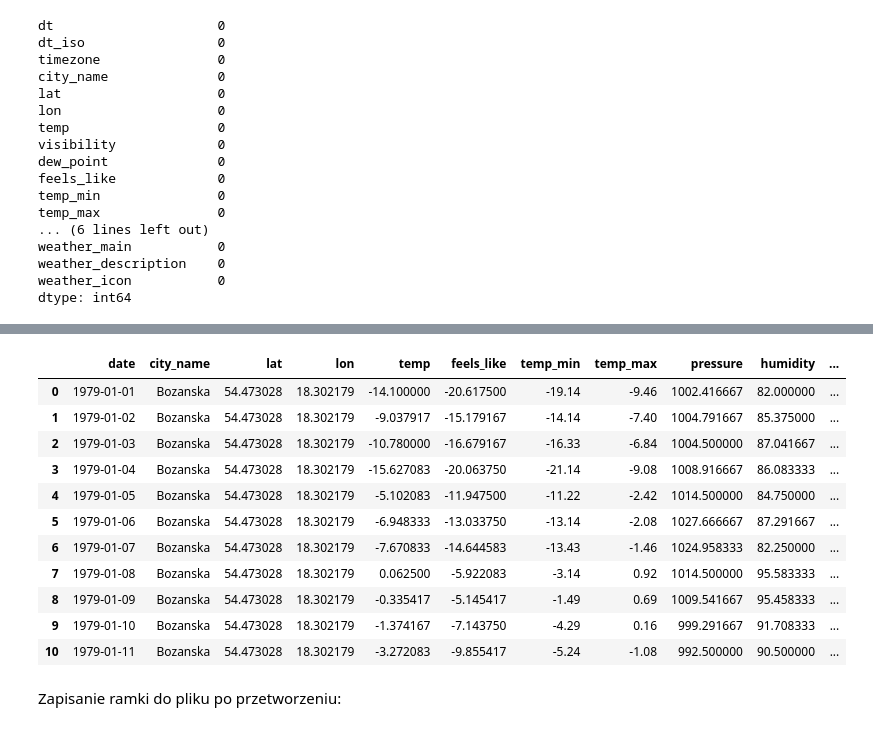
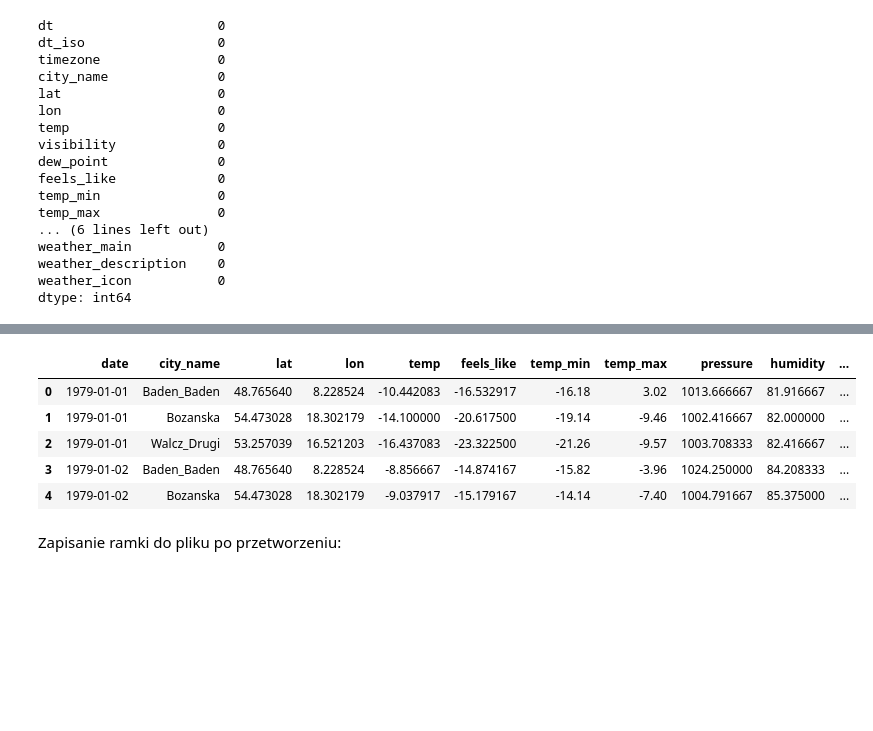
Before and after one commit to BartoszRP/MERITO_ML_Projekt_Fotowoltaika_2024, a Jupyter notebook: 1. Notebooks/01_pobieranie_i_przetwarzanie_danych.ipynb, the cells around one changed output, grey strips where cells are left out. Drawn from its saved outputs; the diff is of its cells as text; code cells hidden in the pictures; blank space fills up the shorter version.

```diff
--- a/1. Notebooks/01_pobieranie_i_przetwarzanie_danych.ipynb
+++ b/1. Notebooks/01_pobieranie_i_przetwarzanie_danych.ipynb
@@ -303,18 +276,32 @@ df_weather.head(10)
 # %%
-daily_weather.head(11)
+#daily_weather.head(11)
-# %% [output]
-|  | date | city_name | lat | lon | temp | feels_like | temp_min | temp_max | pressure | humidity | ... |
-| 0 | 1979-01-01 | Bozanska | 54.473028 | 18.302179 | -14.100000 | -20.617500 | -19.14 | -9.46 | 1002.416667 | 82.000000 | ... |
-| 1 | 1979-01-02 | Bozanska | 54.473028 | 18.302179 | -9.037917 | -15.179167 | -14.14 | -7.40 | 1004.791667 | 85.375000 | ... |
-| 2 | 1979-01-03 | Bozanska | 54.473028 | 18.302179 | -10.780000 | -16.679167 | -16.33 | -6.84 | 1004.500000 | 87.041667 | ... |
-| 3 | 1979-01-04 | Bozanska | 54.473028 | 18.302179 | -15.627083 | -20.063750 | -21.14 | -9.08 | 1008.916667 | 86.083333 | ... |
-| 4 | 1979-01-05 | Bozanska | 54.473028 | 18.302179 | -5.102083 | -11.947500 | -11.22 | -2.42 | 1014.500000 | 84.750000 | ... |
-| 5 | 1979-01-06 | Bozanska | 54.473028 | 18.302179 | -6.948333 | -13.033750 | -13.14 | -2.08 | 1027.666667 | 87.291667 | ... |
-| 6 | 1979-01-07 | Bozanska | 54.473028 | 18.302179 | -7.670833 | -14.644583 | -13.43 | -1.46 | 1024.958333 | 82.250000 | ... |
-| 7 | 1979-01-08 | Bozanska | 54.473028 | 18.302179 | 0.062500 | -5.922083 | -3.14 | 0.92 | 1014.500000 | 95.583333 | ... |
-| 8 | 1979-01-09 | Bozanska | 54.473028 | 18.302179 | -0.335417 | -5.145417 | -1.49 | 0.69 | 1009.541667 | 95.458333 | ... |
-| 9 | 1979-01-10 | Bozanska | 54.473028 | 18.302179 | -1.374167 | -7.143750 | -4.29 | 0.16 | 999.291667 | 91.708333 | ... |
-| 10 | 1979-01-11 | Bozanska | 54.473028 | 18.302179 | -3.272083 | -9.855417 | -5.24 | -1.08 | 992.500000 | 90.500000 | ... |
+# %%
+# Przekształcenie kolumny 'dt_iso' na typ daty, zignorowanie czasu
+df_weather['date'] = pd.to_datetime(df_weather['dt_iso']).dt.date
+
+# Grupowanie danych po mieście i dacie
+daily_weather = df_weather.groupby(['date','city_name']).agg({
+    'lat': 'first',
+    'lon': 'first',
+    'temp': 'mean',
+    'feels_like': 'mean',
+    'temp_min': 'min',
+    'temp_max': 'max',
+    'pressure': 'mean',
+    'humidity': 'mean',
+    'wind_speed': 'mean',
+    'clouds_all': 'max',
+    'weather_main': lambda x: x.mode()[0] if not x.mode().empty else 'Unknown'
+}).reset_index()
+# %%
+daily_weather.head()
+# %% [output]
+|  | date | city_name | lat | lon | temp | feels_like | temp_min | temp_max | pressure | humidity | ... |
+| 0 | 1979-01-01 | Baden_Baden | 48.765640 | 8.228524 | -10.442083 | -16.532917 | -16.18 | 3.02 | 1013.666667 | 81.916667 | ... |
+| 1 | 1979-01-01 | Bozanska | 54.473028 | 18.302179 | -14.100000 | -20.617500 | -19.14 | -9.46 | 1002.416667 | 82.000000 | ... |
+| 2 | 1979-01-01 | Walcz_Drugi | 53.257039 | 16.521203 | -16.437083 | -23.322500 | -21.26 | -9.57 | 1003.708333 | 82.416667 | ... |
+| 3 | 1979-01-02 | Baden_Baden | 48.765640 | 8.228524 | -8.856667 | -14.874167 | -15.82 | -3.96 | 1024.250000 | 84.208333 | ... |
+| 4 | 1979-01-02 | Bozanska | 54.473028 | 18.302179 | -9.037917 | -15.179167 | -14.14 | -7.40 | 1004.791667 | 85.375000 | ... |
 # %% [markdown]
 Zapisanie ramki do pliku po przetworzeniu:
 # %%
```
Also changed, not shown: parts of 14 cells of this notebook, 8 other files.
